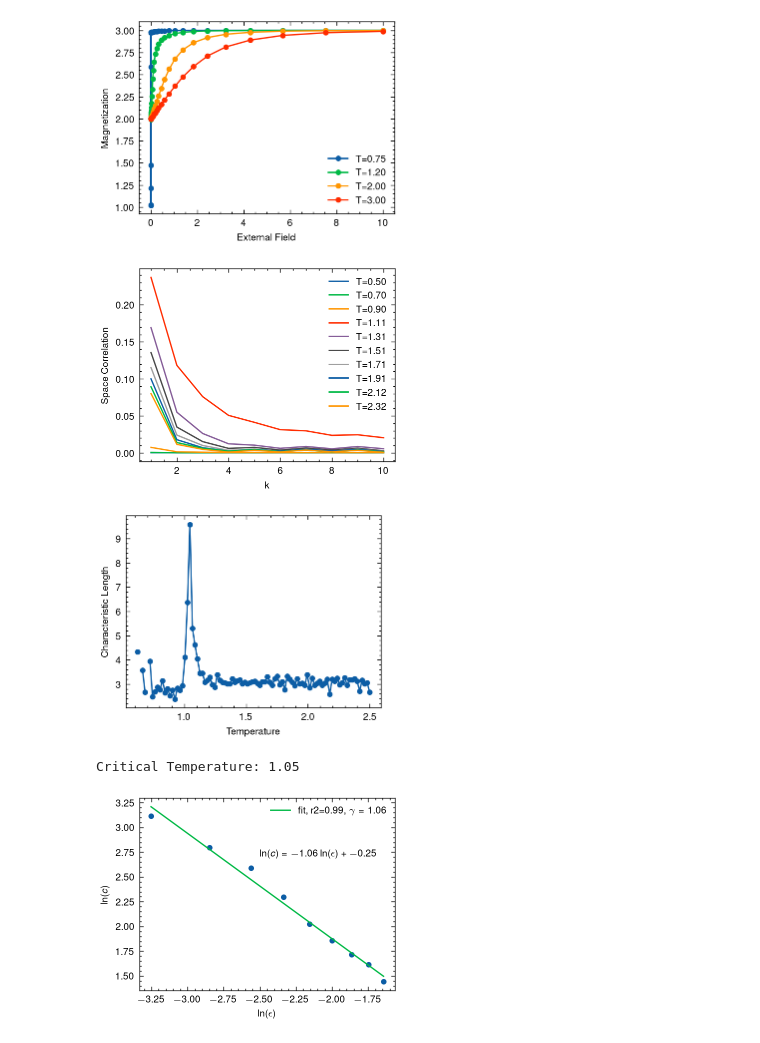
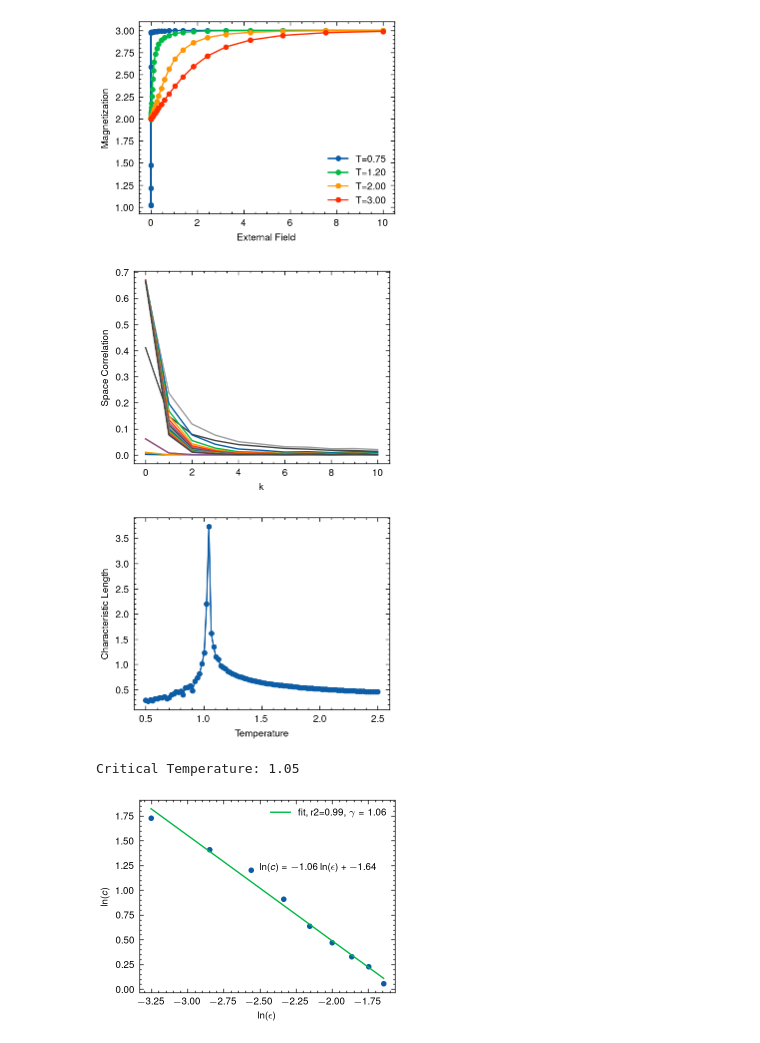
Before and after one commit to xiaoxuan-yu/Potts_MC_Simulation, a Jupyter notebook: simulation/Post-simulation.ipynb, the cells around one changed output. Saved outputs shown, nothing was run; the diff lists cells and outputs as text; code cells hidden in the pictures.

Commit message:
using curve fit insteaf of linear

```diff
--- a/simulation/Post-simulation.ipynb
+++ b/simulation/Post-simulation.ipynb
@@ -28,6 +28,7 @@ def potts_energy(spins, J, h):
     E_J += J * np.sum(spins == np.roll(spins, -1, axis=0))
     E_J += J * np.sum(spins == np.roll(spins, 1, axis=1))
     E_J += J * np.sum(spins == np.roll(spins, -1, axis=1))
+    E_J /= 2
     E_J += h * np.sum(spins)
 
     # 求和得到能量
@@ -81,7 +82,7 @@ def internal_energy(spin_series, J, h):
     for i in range(spin_series.shape[0]):
         E_series[i] = potts_energy(spin_series[i,:,:], J, h)
     # 求和得到内能
-    E = np.mean(E_series)
+    E = np.mean(E_series) / spin_series.shape[1]**2
     return E
 # internal energy
 U_series = np.zeros(shape=(len(T_series)))
@@ -245,43 +246,43 @@ def space_correlation(spin_series, k):
     Gamma_k = 1/(4*N**2) * (si_sj_mean - si_mean_sj_mean)
     return Gamma_k
 
-from scipy.stats import linregress
+from scipy.optimize import curve_fit
+@jit(forceobj=True)
+def func(x, a, b):
+    return a * np.exp(-x/b)
 
 @jit(forceobj=True)
 def characteristic_length(Gamma):
     """计算特征长度
     Args:
         Gamma: 空间相关函数
     Returns:
         xi: 特征长度,标量 Gamma(k) = exp(-k/xi) => ln(Gamma(k)) = -k/xi
     """
 
     # 计算特征长度
     k = np.arange(1,len(Gamma)+1)
-    log_Gamma = np.log(Gamma)
-    slope, intercept, r_value, p_value, std_err = linregress(k, log_Gamma)
-    xi = -1/slope
+    gamma_0, xi = curve_fit(func, k, Gamma)[0]
     return xi
 
 xi_series = np.zeros(shape=(len(T_series)))
 for i in trange(len(T_series)):
     T = T_series[i]
     # load data
     if os.path.isfile('Potts_Data/spin_history_{}_{:.2f}.npy'.format(q, T)):
         data = np.load('Potts_Data/spin_history_{}_{:.2f}.npy'.format(q, T))
         data = data[data.shape[0]//2:,:,:]
-        Gamma = [space_correlation(data, k) for k in range(1,11)]
-        if i%10==0:
-            plt.plot(np.arange(1,11), Gamma, label=f'T={T:.2f}')
+        Gamma = [space_correlation(data, k) for k in range(0,11)]
         xi_series[i] = characteristic_length(Gamma)
+        if i%5==0:
+            plt.plot(np.arange(0,11), Gamma, label=f'T={T:.2f}')
     else:
         raise ValueError(f'Simulation trajectory for T={T} and q={q} does not exist!')
 plt.xlabel('k')
 plt.ylabel('Space Correlation')
-plt.legend()
 plt.show()
 # %% [output]
-[figure, old version]
+[figure, new version]
 # %%
 plt.plot(T_series, xi_series, 'o-')
 plt.xlabel('Temperature')
@@ -289,7 +290,7 @@ plt.ylabel('Characteristic Length')
 plt.savefig(fig_dir+'xi.png',dpi=300)
 plt.show()
 # %% [output]
-[figure, old version]
+[figure, new version]
 # %%
 T_c_xi = T_series[np.argmax(xi_series)]
 print('Critical Temperature: {:.2f}'.format(T_c))
@@ -309,14 +310,14 @@ r2 = r_value**2
 plt.plot(eps_log, c_log, 'o')
 plt.plot(eps_log, slope*eps_log+intercept, label=f'fit, r2={r2:.2f}, $\gamma={-slope:.2f}$')
 # print the formula on the plot
-plt.text(-2.5, 2.7, f'$\ln(c)={slope:.2f}\ln(\epsilon)+{intercept:.2f}$')
+plt.text(-2.5, 1.2, f'$\ln(c)={slope:.2f}\ln(\epsilon)+{intercept:.2f}$')
 plt.xlabel('$\ln(\epsilon)$')
 plt.ylabel('$\ln(c)$')
 plt.legend()
 plt.savefig(fig_dir+'c_around_Tc_left.png',dpi=300)
 plt.show()
 # %% [output]
-[figure, old version]
+[figure, new version]
 # %%
 # For c, take log and curve fit
 critical_idx = np.argwhere(T_series==T_c)[0][0]
```
Also changed, not shown: parts of 5 cells of this notebook, 11 other files.
